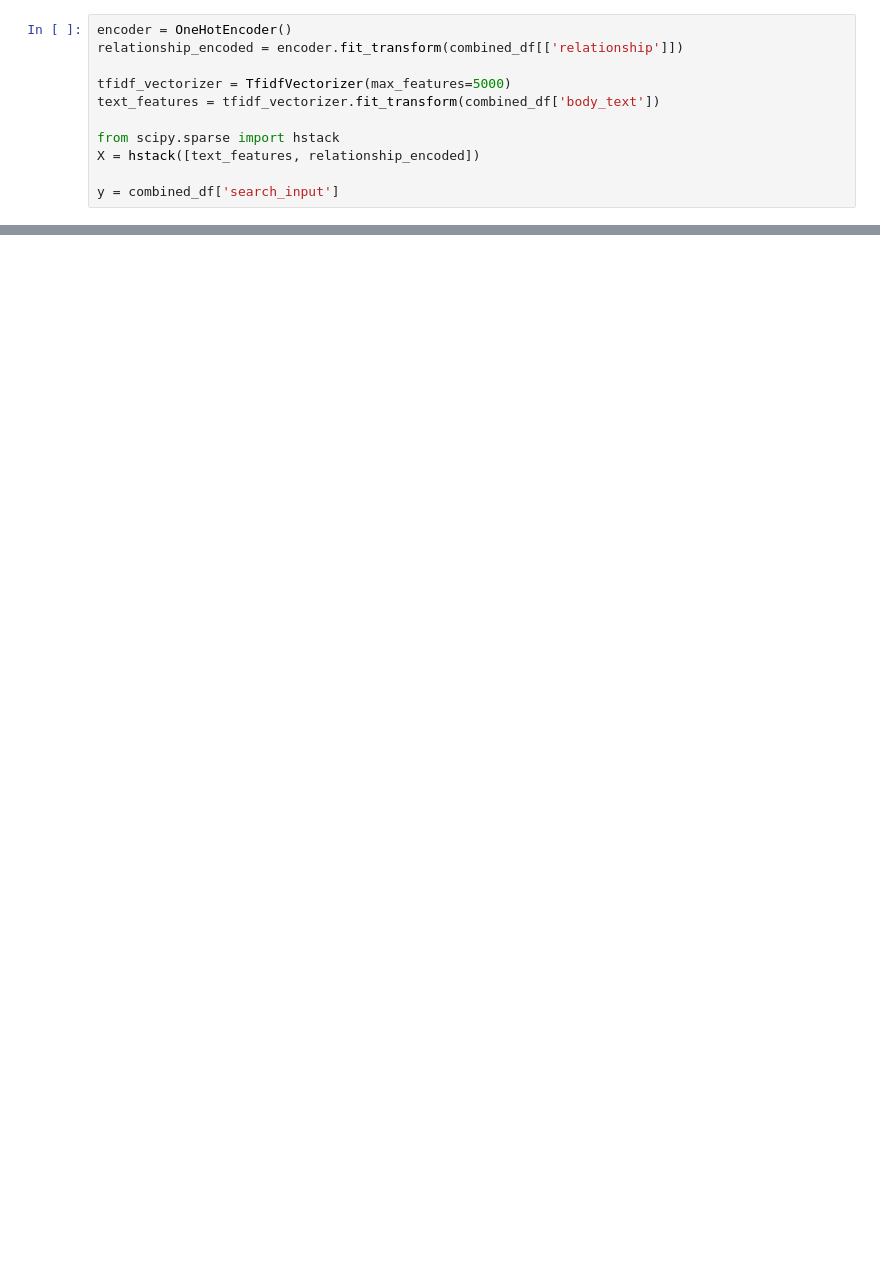
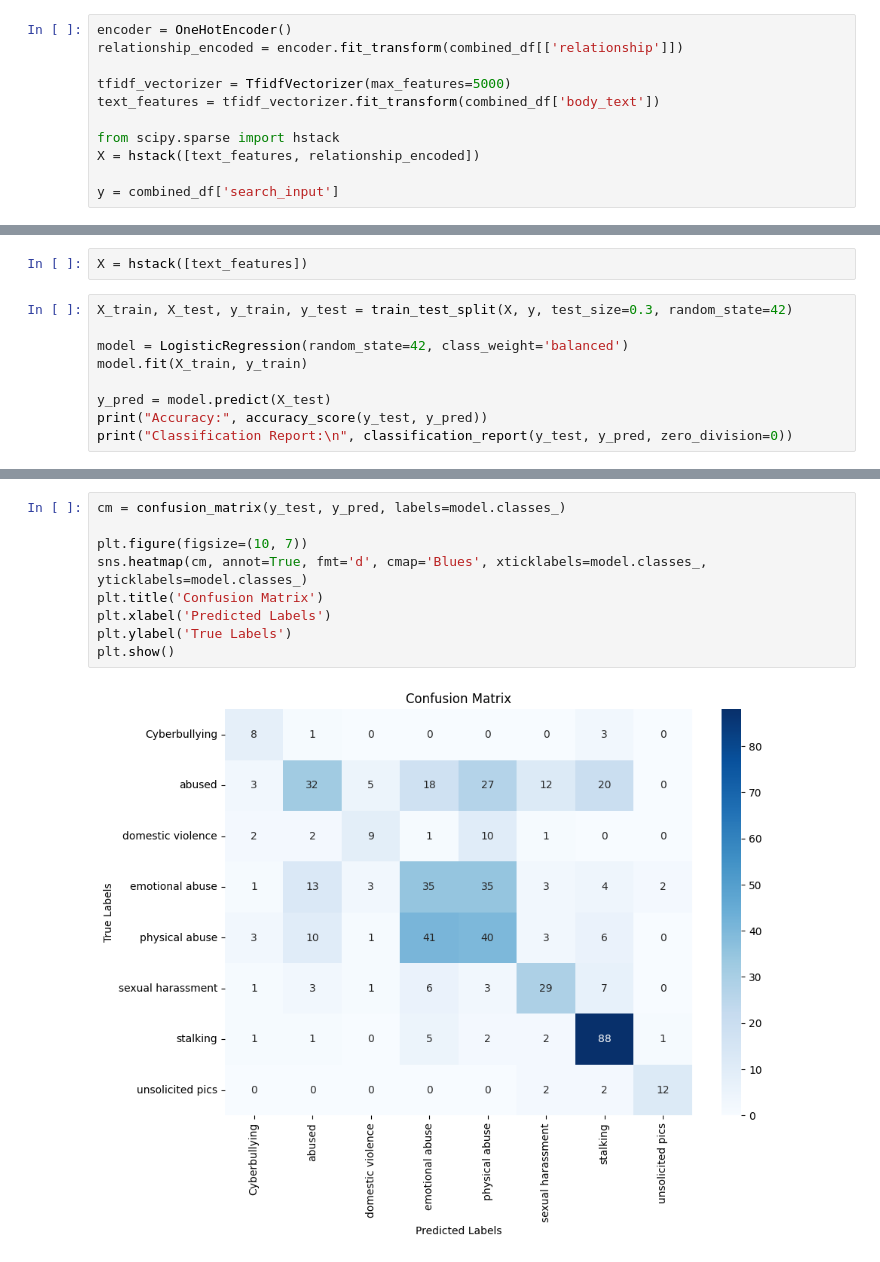
Before and after one commit to cessbub/cs132, a Jupyter notebook: src/Processing.ipynb, the cells around one changed output, grey strips where cells are left out. Saved outputs shown, nothing was run; the diff lists cells and outputs as text; blank space fills up the shorter version.

```diff
--- a/src/Processing.ipynb
+++ b/src/Processing.ipynb
@@ -356,0 +409,11 @@ plt.show()
+# %%
+X = hstack([text_features])
+# %%
+X_train, X_test, y_train, y_test = train_test_split(X, y, test_size=0.3, random_state=42)
+
+model = LogisticRegression(random_state=42, class_weight='balanced')
+model.fit(X_train, y_train)
+
+y_pred = model.predict(X_test)
+print("Accuracy:", accuracy_score(y_test, y_pred))
+print("Classification Report:\n", classification_report(y_test, y_pred, zero_division=0))
@@ -356,0 +480,11 @@ plt.show()
+# %%
+cm = confusion_matrix(y_test, y_pred, labels=model.classes_)
+
+plt.figure(figsize=(10, 7))
+sns.heatmap(cm, annot=True, fmt='d', cmap='Blues', xticklabels=model.classes_, yticklabels=model.classes_)
+plt.title('Confusion Matrix')
+plt.xlabel('Predicted Labels')
+plt.ylabel('True Labels')
+plt.show()
+# %% [output]
+[figure, added]
```
Also changed, not shown: parts of 26 cells of this notebook, 1 other file.
